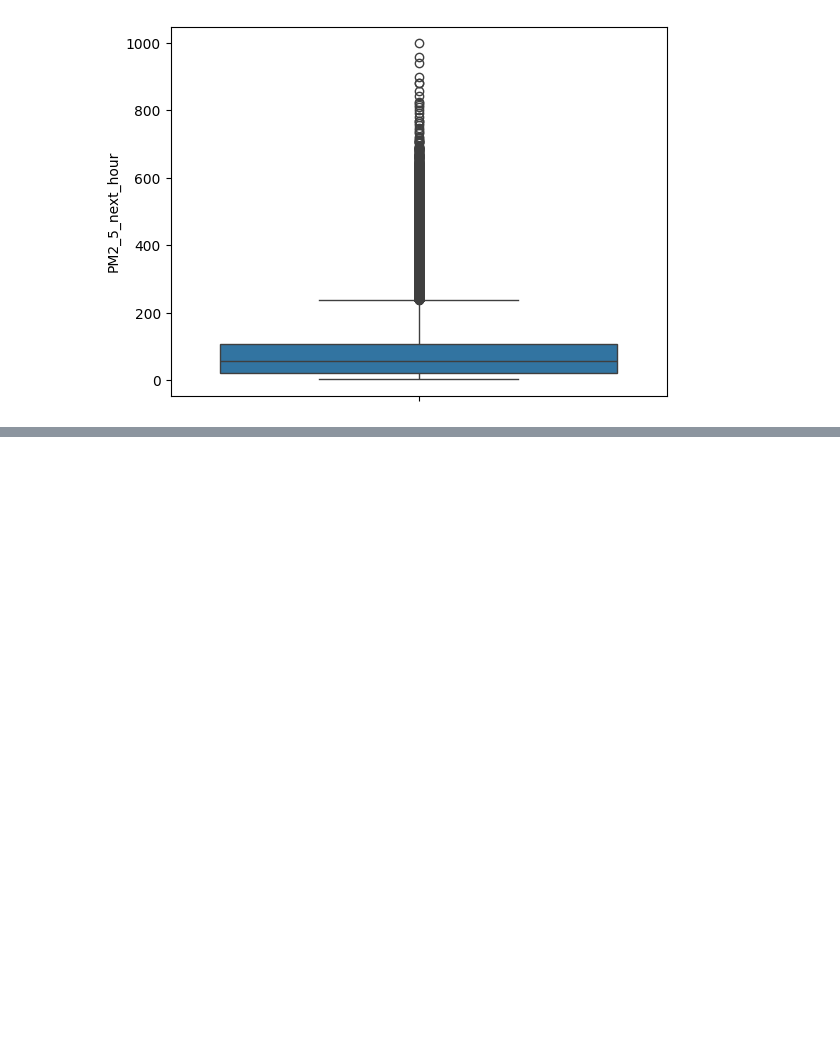
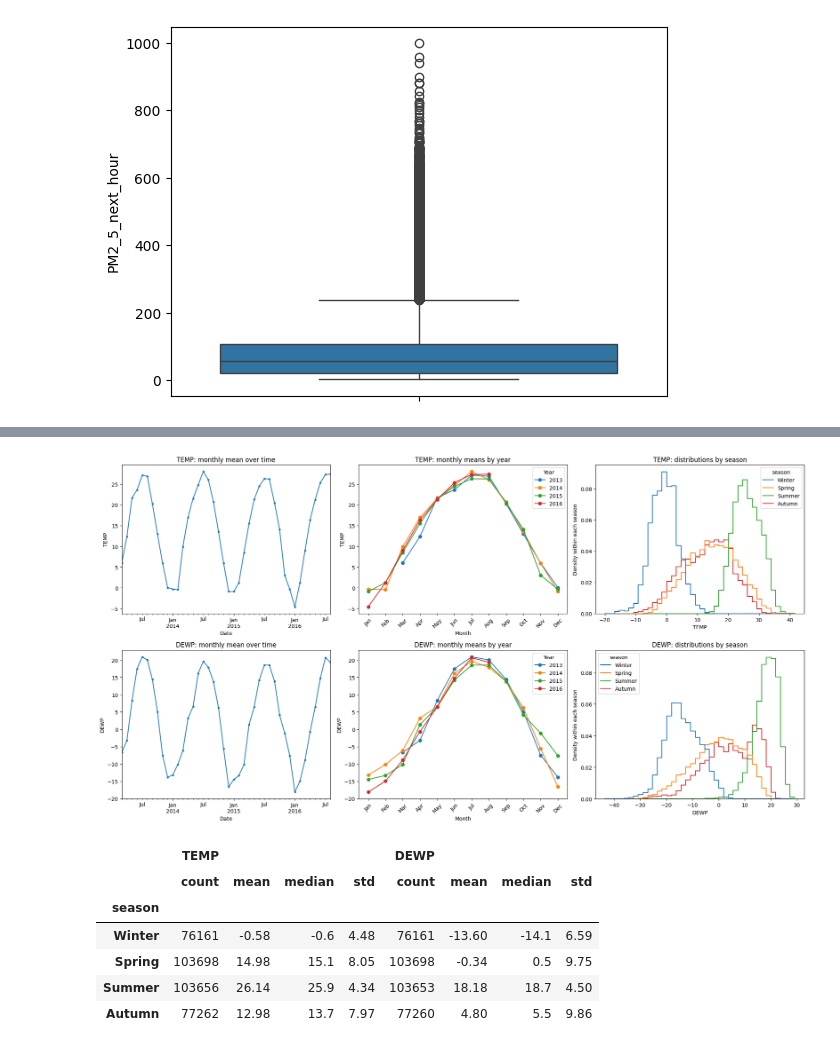
Before and after one commit to alexandertruong7981/datathon-cookathon, a Jupyter notebook: AT_attempt/AT_Attempt.ipynb, the cells around one changed output, grey strips where cells are left out. Saved outputs shown, nothing was run; the diff lists cells and outputs as text; code cells hidden in the pictures; blank space fills up the shorter version.

```diff
--- a/AT_attempt/AT_Attempt.ipynb
+++ b/AT_attempt/AT_Attempt.ipynb
@@ -89,0 +271,73 @@ df.describe().round(4)
+# %%
+def analyze_seasonality(data, variables=("TEMP", "DEWP")):
+    """Compare monthly trends and seasonal distributions using calendar dates.
+
+    Uses Northern Hemisphere seasons. Rows/stations are pooled; counts expose
+    unequal coverage. Monthly means are descriptive, not causal estimates.
+    """
+    required = ["year", "month", "day", *variables]
+    missing = [column for column in required if column not in data.columns]
+    if missing:
+        raise ValueError(f"Missing columns: {missing}")
+    work = data[required].copy()
+    work["date"] = pd.to_datetime(work[["year", "month", "day"]], errors="coerce")
+    work = work.dropna(subset=["date"])
+    if work.empty:
+        raise ValueError("No valid dates to analyze.")
+    for variable in variables:
+        work[variable] = pd.to_numeric(work[variable], errors="coerce").replace(
+            [np.inf, -np.inf], np.nan
+        )
+    work["month"] = work["date"].dt.month
+    seasons = ["Winter", "Spring", "Summer", "Autumn"]
+    season_map = {12: "Winter", 1: "Winter", 2: "Winter",
+                  3: "Spring", 4: "Spring", 5: "Spring",
+                  6: "Summer", 7: "Summer", 8: "Summer",
+                  9: "Autumn", 10: "Autumn", 11: "Autumn"}
+    work["season"] = pd.Categorical(work["month"].map(season_map),
+                                     categories=seasons, ordered=True)
+    monthly = work.set_index("date")[list(variables)].resample("MS").mean()
+    summary = work.groupby("season", observed=False)[list(variables)].agg(
+        ["count", "mean", "median", "std"]
+    )
+    fig, axes = plt.subplots(len(variables), 3, figsize=(19, 5 * len(variables)),
+                             squeeze=False)
+    months = list(range(1, 13))
+    month_labels = ["Jan", "Feb", "Mar", "Apr", "May", "Jun",
+                    "Jul", "Aug", "Sep", "Oct", "Nov", "Dec"]
+    for row, variable in enumerate(variables):
+        monthly[variable].plot(ax=axes[row, 0], marker="o", markersize=3)
+        axes[row, 0].set_title(f"{variable}: monthly mean over time")
+        axes[row, 0].set_xlabel("Date")
+        axes[row, 0].set_ylabel(variable)
+
+        # Each line represents one year, revealing repeatable seasonal cycles.
+        by_year = work.groupby(["year", "month"])[variable].mean().unstack("year")
+        by_year.reindex(months).plot(ax=axes[row, 1], marker="o")
+        axes[row, 1].set_xticks(months, month_labels, rotation=45)
+        axes[row, 1].set_title(f"{variable}: monthly means by year")
+        axes[row, 1].set_xlabel("Month")
+        axes[row, 1].set_ylabel(variable)
+        axes[row, 1].legend(title="Year")
+
+        sns.histplot(data=work, x=variable, hue="season", hue_order=seasons,
+                     bins=40, stat="density", common_norm=False,
+                     element="step", fill=False, ax=axes[row, 2])
+        axes[row, 2].set_title(f"{variable}: distributions by season")
+        axes[row, 2].set_ylabel("Density within each season")
+    fig.tight_layout()
+    plt.show()
+    return monthly, summary
+
+
+monthly_trends, seasonal_summary = analyze_seasonality(var_df)
+display(seasonal_summary.round(2))
+# %% [output]
+[figure, added]
+|  | TEMP |  |  |  | DEWP |  |  |  |
+|  | count | mean | median | std | count | mean | median | std |
+| season |  |  |  |  |  |  |  |  |
+| Winter | 76161 | -0.58 | -0.6 | 4.48 | 76161 | -13.60 | -14.1 | 6.59 |
+| Spring | 103698 | 14.98 | 15.1 | 8.05 | 103698 | -0.34 | 0.5 | 9.75 |
+| Summer | 103656 | 26.14 | 25.9 | 4.34 | 103653 | 18.18 | 18.7 | 4.50 |
+| Autumn | 77262 | 12.98 | 13.7 | 7.97 | 77260 | 4.80 | 5.5 | 9.86 |
```
Also changed, not shown: parts of 26 cells of this notebook, 23 other files.
